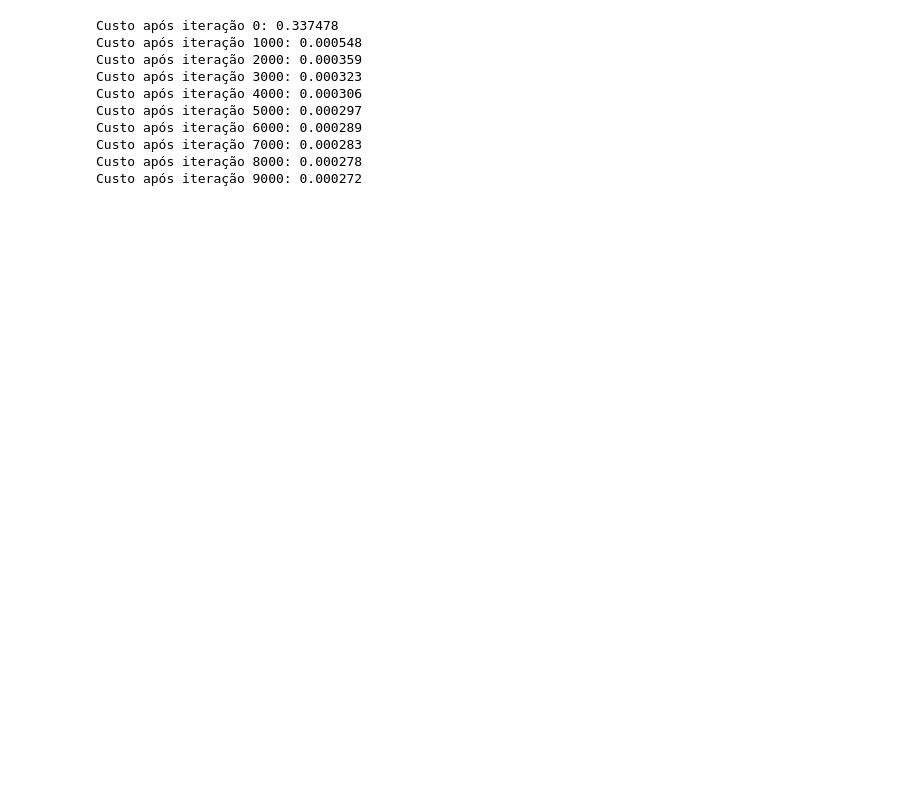
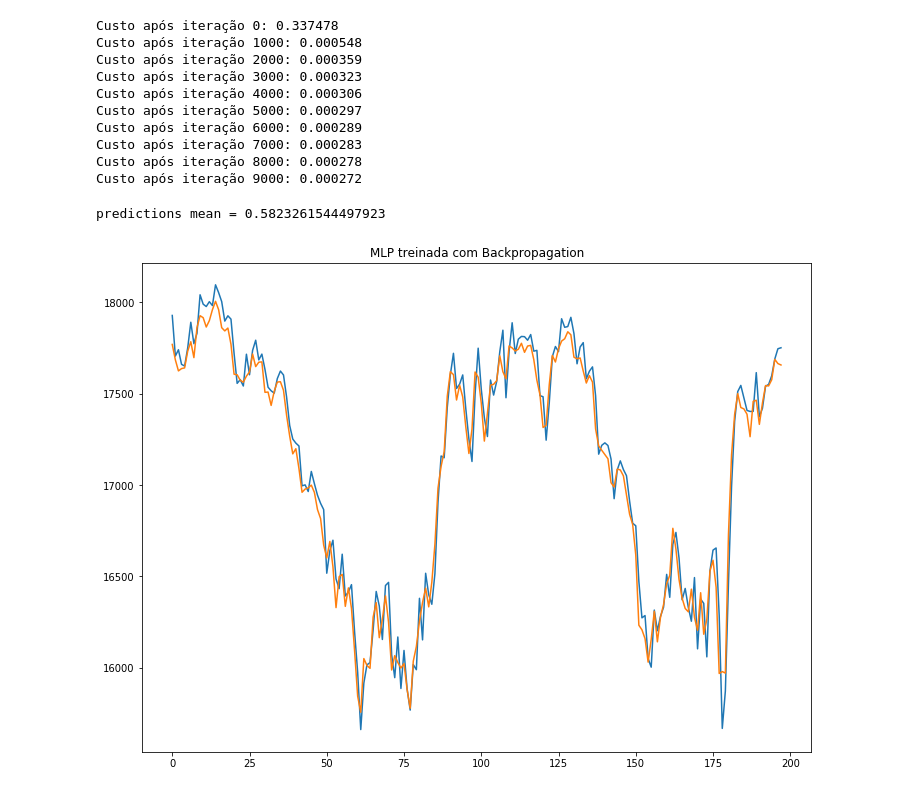
Before and after one commit to filipeclduarte/forecasting_dynamic_swarm_nn, a Jupyter notebook: artigo_swarm_nn_pso_padrao.ipynb, the cells around one changed output. Drawn from its saved outputs; the diff is of its cells as text; code cells hidden in the pictures; blank space fills up the shorter version.

```diff
--- a/artigo_swarm_nn_pso_padrao.ipynb
+++ b/artigo_swarm_nn_pso_padrao.ipynb
@@ -490,6 +490,18 @@ Custo após iteração 6000: 0.000289
 Custo após iteração 7000: 0.000283
 Custo após iteração 8000: 0.000278
 Custo após iteração 9000: 0.000272
+# %%
+predictions = predict2(parameters, X_test.T)
+print("predictions mean = " + str(np.mean(predictions)))
+pred = denormalize(df_test, predictions.T)
+# %% [output]
+predictions mean = 0.5823261544497923
+# %%
+plt.plot(range(y_test.shape[0]),df_test['Close'])
+plt.plot(range(y_test.shape[0]),pred)
+plt.title('MLP treinada com Backpropagation');
+# %% [output]
+[figure, added]
 # %%
 ### Funçao do PSO ajustado para o problema de Redes Neurais
 
```
Also changed, not shown: parts of 9 cells of this notebook.
